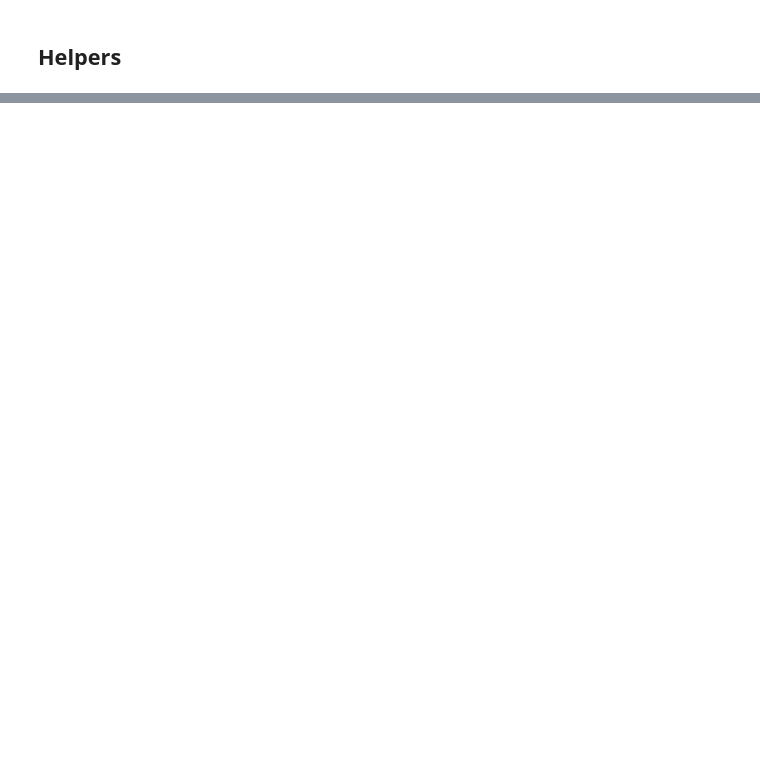
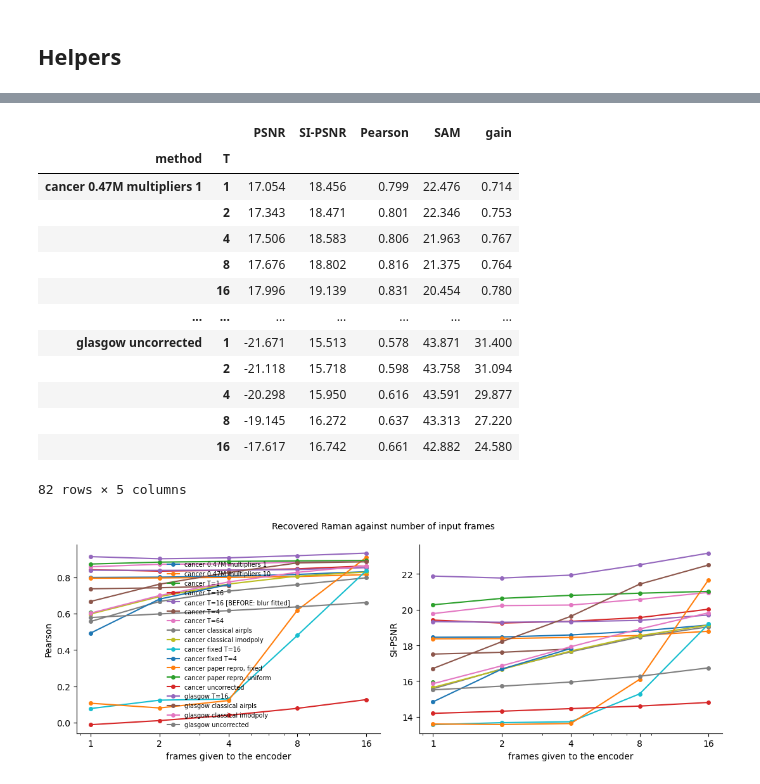
Before and after one commit to tmuird/lumos-vae, a Jupyter notebook: notebooks/evaluate.ipynb, the cells around one changed output, grey strips where cells are left out. Saved outputs shown, nothing was run; the diff lists cells and outputs as text; code cells hidden in the pictures; blank space fills up the shorter version.

```diff
--- a/notebooks/evaluate.ipynb
+++ b/notebooks/evaluate.ipynb
@@ -579,3 +108,0 @@ def visualise_decomposition(label, sample=0, crop=EVAL_WINDOW, n_show=None):
-# %%
-for label in model_info:
-    visualise_decomposition(label, sample=10)
@@ -891,0 +237,17 @@ for label, r in reps.items():
+# %%
+rows = []
+for label, info in model_info.items():
+    m, d = info["model"], info["data"]
+    mask = eval_mask(d["wn"])
+    n_max = m.hparams.n_times_train
+    pred = recover(m, d["ts"], n_max)
+    rows.append(dict(method=label, **score(d["gt"][:, mask], pred[:, mask])))
+
+for name, d in datasets.items():
+    mask = eval_mask(d["wn"])
+    summed = d["ts"][:, :16, :].sum(1) / (16 * d["frame_duration"])
+    for method in ("airpls", "imodpoly"):
+        rows.append(dict(method=f"{d['name'].split('_')[0]} classical {method}",
+                         **score(d["gt"][:, mask], debaseline(summed, method)[:, mask])))
+
+pd.DataFrame(rows).set_index("method").round(3)
@@ -891,0 +282,56 @@ for label, r in reps.items():
+# %%
+rows = []
+for label, info in model_info.items():
+    m, d = info["model"], info["data"]
+    mask = eval_mask(d["wn"])
+    for T in [t for t in T_GRID if t <= m.hparams.n_times_train]:
+        pred = recover(m, d["ts"], T)[:, mask]
+        rows.append(dict(method=label, T=T, **score(d["gt"][:, mask], pred)))
+
+for name, d in datasets.items():
+    mask = eval_mask(d["wn"])
+    for T in T_GRID:
+        summed = d["ts"][:, :T, :].sum(1) / (T * d["frame_duration"])
+        stem = d["name"].split("_")[0]
+        for meth in ("airpls", "imodpoly"):
+            rows.append(dict(method=f"{stem} classical {meth}", T=T,
+                             **score(d["gt"][:, mask],
+                                     debaseline(summed, method=meth)[:, mask])))
+        # No baseline removal at all, as the floor every method must clear.
+        rows.append(dict(method=f"{stem} uncorrected", T=T,
+                         **score(d["gt"][:, mask], summed[:, mask])))
+
+window = pd.DataFrame(rows).set_index(["method", "T"]).sort_index()
+display(window.round(3))
+
+fig, axes = plt.subplots(1, 2, figsize=(11, 4))
+for method, grp in window.reset_index().groupby("method"):
+    grp = grp.sort_values("T")
+    style = "--" if method.startswith("classical") else "-"
+    for ax, metric in zip(axes, ("Pearson", "SI-PSNR")):
+        ax.plot(grp["T"], grp[metric], style, marker="o", ms=4, label=method)
+for ax, metric in zip(axes, ("Pearson", "SI-PSNR")):
+    ax.set(xlabel="frames given to the encoder", ylabel=metric, xscale="log")
+    ax.set_xticks(T_GRID)
+    ax.set_xticklabels(T_GRID)
+    ax.spines[["top", "right"]].set_visible(False)
+axes[0].legend(fontsize=7, frameon=False)
+fig.suptitle("Recovered Raman against number of input frames", fontsize=10)
+plt.tight_layout()
+plt.show()
+# %% [output]
+|  |  | PSNR | SI-PSNR | Pearson | SAM | gain |
+| method | T |  |  |  |  |  |
+| cancer 0.47M multipliers 1 | 1 | 17.054 | 18.456 | 0.799 | 22.476 | 0.714 |
+|  | 2 | 17.343 | 18.471 | 0.801 | 22.346 | 0.753 |
+|  | 4 | 17.506 | 18.583 | 0.806 | 21.963 | 0.767 |
+|  | 8 | 17.676 | 18.802 | 0.816 | 21.375 | 0.764 |
+|  | 16 | 17.996 | 19.139 | 0.831 | 20.454 | 0.780 |
+| ... | ... | ... | ... | ... | ... | ... |
+| glasgow uncorrected | 1 | -21.671 | 15.513 | 0.578 | 43.871 | 31.400 |
+|  | 2 | -21.118 | 15.718 | 0.598 | 43.758 | 31.094 |
+|  | 4 | -20.298 | 15.950 | 0.616 | 43.591 | 29.877 |
+|  | 8 | -19.145 | 16.272 | 0.637 | 43.313 | 27.220 |
+|  | 16 | -17.617 | 16.742 | 0.661 | 42.882 | 24.580 |
+82 rows × 5 columns
+[figure, added]
```
Also changed, not shown: parts of 51 cells of this notebook, 11 other files.
